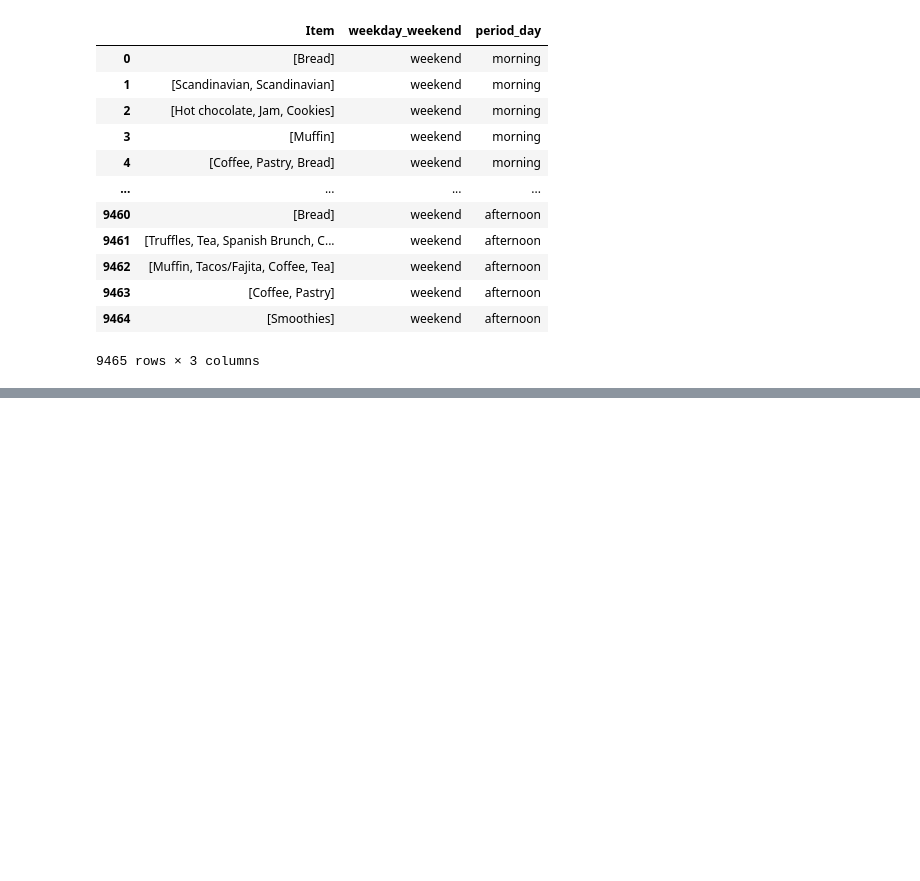
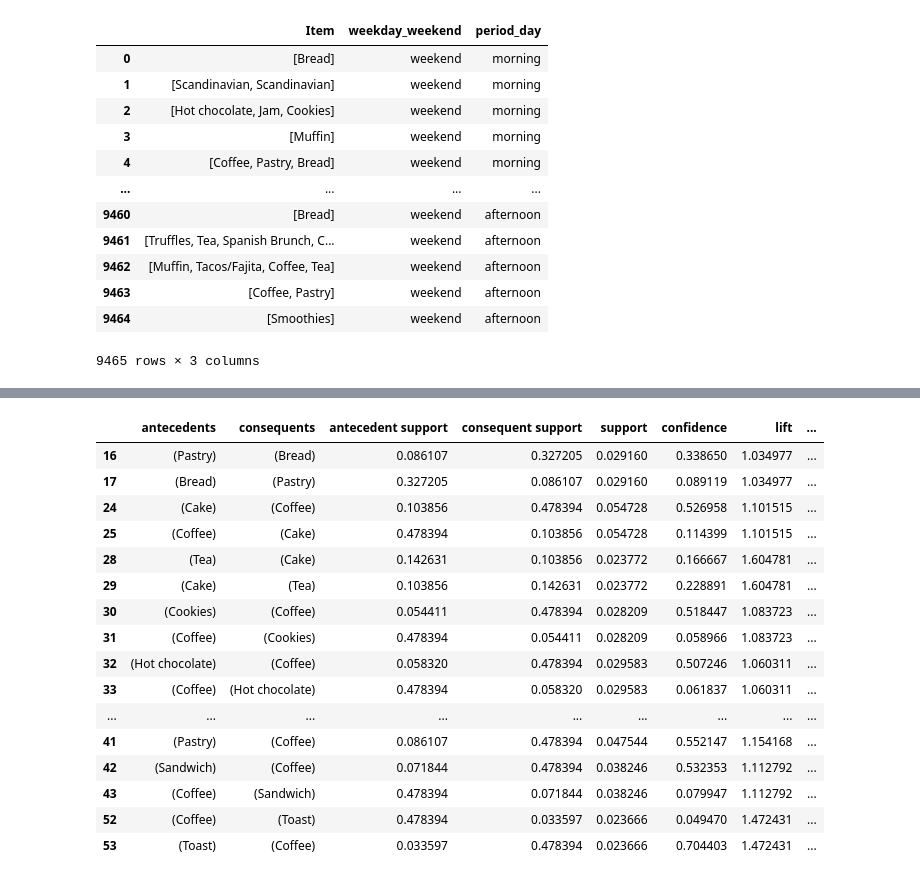
Before and after one commit to SalahKanjo/data-mining-projects, a Jupyter notebook: un-education-data-analysis/06_market_basket_analysis.ipynb, the cells around one changed output, grey strips where cells are left out. Cells and saved outputs as stored; diff of their text form; code cells hidden in the pictures; blank space fills up the shorter version.

```diff
--- a/un-education-data-analysis/06_market_basket_analysis.ipynb
+++ b/un-education-data-analysis/06_market_basket_analysis.ipynb
@@ -125,0 +222,22 @@ df
+# %%
+# finding association rules with minimum support of 2% and having lift more than 1
+rules[(rules['support'] >= 0.02) &
+      (rules['lift'] > 1.0)]
+# %% [output]
+|  | antecedents | consequents | antecedent support | consequent support | support | confidence | lift | ... |
+| 16 | (Pastry) | (Bread) | 0.086107 | 0.327205 | 0.029160 | 0.338650 | 1.034977 | ... |
+| 17 | (Bread) | (Pastry) | 0.327205 | 0.086107 | 0.029160 | 0.089119 | 1.034977 | ... |
+| 24 | (Cake) | (Coffee) | 0.103856 | 0.478394 | 0.054728 | 0.526958 | 1.101515 | ... |
+| 25 | (Coffee) | (Cake) | 0.478394 | 0.103856 | 0.054728 | 0.114399 | 1.101515 | ... |
+| 28 | (Tea) | (Cake) | 0.142631 | 0.103856 | 0.023772 | 0.166667 | 1.604781 | ... |
+| 29 | (Cake) | (Tea) | 0.103856 | 0.142631 | 0.023772 | 0.228891 | 1.604781 | ... |
+| 30 | (Cookies) | (Coffee) | 0.054411 | 0.478394 | 0.028209 | 0.518447 | 1.083723 | ... |
+| 31 | (Coffee) | (Cookies) | 0.478394 | 0.054411 | 0.028209 | 0.058966 | 1.083723 | ... |
+| 32 | (Hot chocolate) | (Coffee) | 0.058320 | 0.478394 | 0.029583 | 0.507246 | 1.060311 | ... |
+| 33 | (Coffee) | (Hot chocolate) | 0.478394 | 0.058320 | 0.029583 | 0.061837 | 1.060311 | ... |
+| ... | ... | ... | ... | ... | ... | ... | ... | ... |
+| 41 | (Pastry) | (Coffee) | 0.086107 | 0.478394 | 0.047544 | 0.552147 | 1.154168 | ... |
+| 42 | (Sandwich) | (Coffee) | 0.071844 | 0.478394 | 0.038246 | 0.532353 | 1.112792 | ... |
+| 43 | (Coffee) | (Sandwich) | 0.478394 | 0.071844 | 0.038246 | 0.079947 | 1.112792 | ... |
+| 52 | (Coffee) | (Toast) | 0.478394 | 0.033597 | 0.023666 | 0.049470 | 1.472431 | ... |
+| 53 | (Toast) | (Coffee) | 0.033597 | 0.478394 | 0.023666 | 0.704403 | 1.472431 | ... |
```
Also changed, not shown: parts of 10 cells of this notebook.
